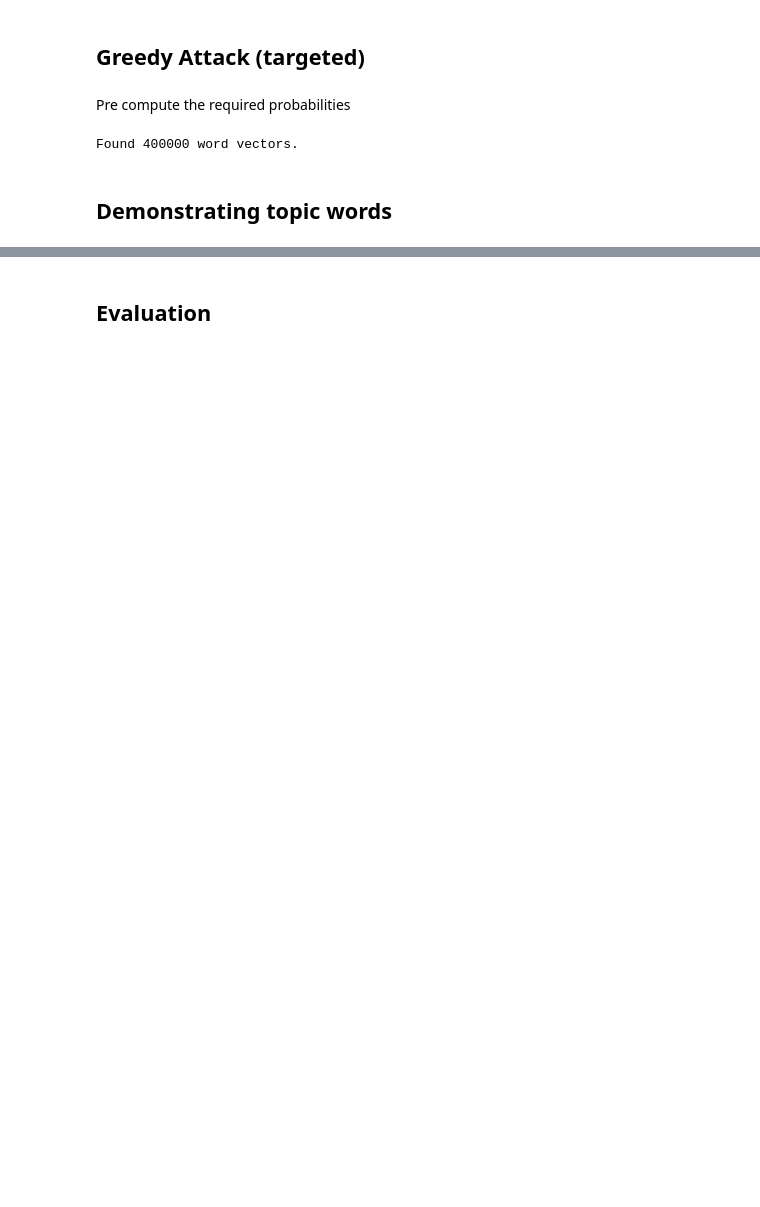
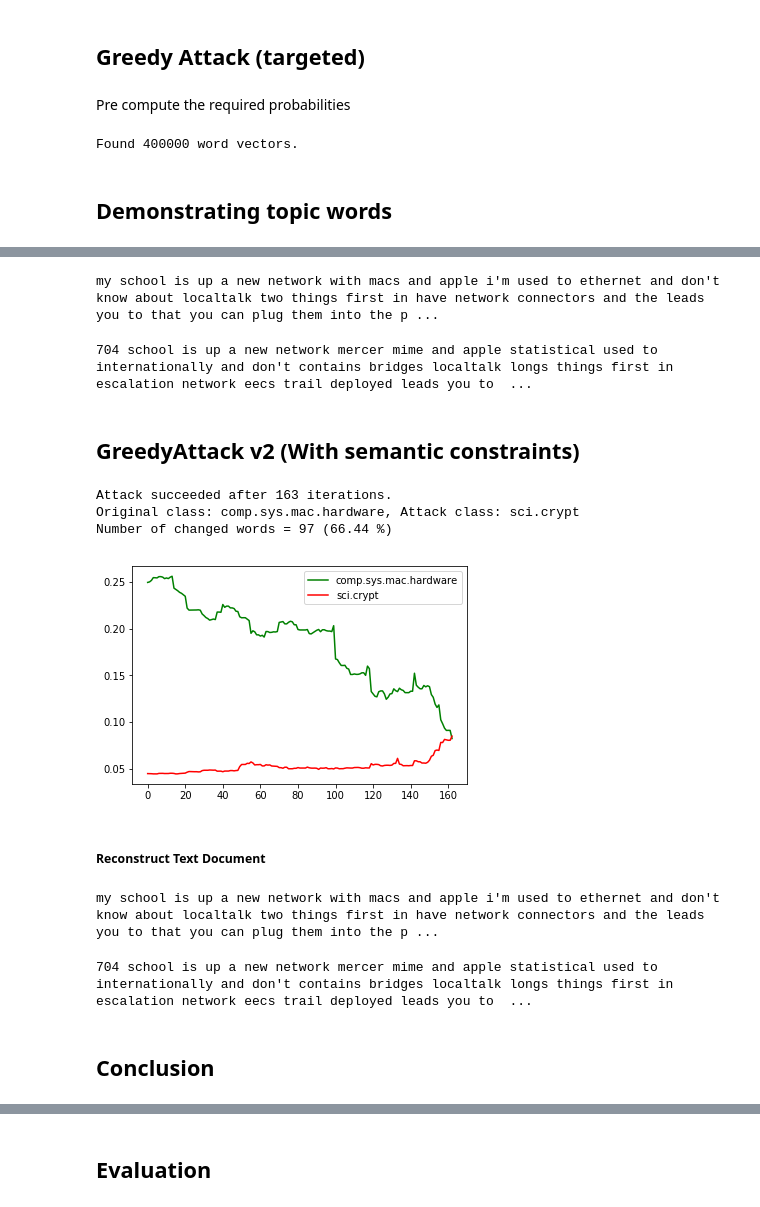
Before and after one commit to malzantot/cs269_fooling_nlp, a Jupyter notebook: FoolingNLP-TargetedGreedy.ipynb, the cells around one changed output, grey strips where cells are left out. Drawn from its saved outputs; the diff is of its cells as text; code cells hidden in the pictures; blank space fills up the shorter version.

Commit message:
update evaluation of targeted greedy

```diff
--- a/FoolingNLP-TargetedGreedy.ipynb
+++ b/FoolingNLP-TargetedGreedy.ipynb
@@ -47,11 +44,11 @@ Predicted "alt.atheism" with 0.195061 .
 # %% [markdown]
 Pre compute the required probabilities
 # %%
-COMPUTE_PROBS = True
+COMPUTE_PROBS = False
 if COMPUTE_PROBS:
     num_words = len(inverse_tokenizer)
     topics_words, topics_words_probs = greedy_utils.compute_topic_words(TEXT_DATA_DIR, tokenizer,
-                                                                  labels, num_words, num_cands=20000,ret_count=500)
+                                                                  labels, num_words, num_cands=80000,ret_count=1000)
     with open('topic_words.pickle', 'wb') as handle:
         pickle.dump(topics_words, handle, protocol=pickle.HIGHEST_PROTOCOL)
     with open('topc_words_probs.pickle', 'wb') as handle:
@@ -116,11 +123,7 @@ chorion* psyrobtw vaux* kendig* isscck iniquity* fait* hypocrite* samaritan* int
 # %%
-greedy_attack = attacks.GreedyAttack(model, topics_words, topics_words_probs, temp=1)
+greedy_attack1 = attacks.GreedyAttack(model, topics_words, topics_words_probs,
+                                     embeddings_index,inverse_tokenizer, temp=1)
+x_adv, o_hist, t_hist = greedy_attack1.attack(x_orig, random_target, limit=1.0, use_embedding=False)
-# %%
-other_labels = [x for x in range(len(labels)) if x != orig_prediction]
-random_target = np.random.choice(other_labels)
-print('Random target = %s' %labels[random_target])
-x_orig = file_features.copy()
-x_adv, o_hist, t_hist = greedy_attack.attack(x_orig, random_target, limit=1.0)
 # %%
 if x_adv is None:
     print('Attack failed. !')
@@ -146,6 +154,36 @@ orig_html, adv_html = data_utils.render_attack(orig_text, adv_text)
 # %%
 HTML("<b> Original Text </b>")
 HTML(orig_html)
+# %% [output]
+my school is up a new network with macs and apple i'm used to ethernet and don't know about localtalk two things first in have network connectors and the leads you to that you can plug them into the p ...
 # %%
 HTML("<b> Adversarial Text </b>")
 HTML(adv_html)
+# %% [output]
+704 school is up a new network mercer mime and apple statistical used to internationally and don't contains bridges localtalk longs things first in escalation network eecs trail deployed leads you to  ...
+# %% [markdown]
+## GreedyAttack v2 (With semantic constraints)
+# %%
+greedy_attack2 = attacks.GreedyAttack(model, topics_words, topics_words_probs,
+                                     embeddings_index,inverse_tokenizer, temp=1)
+x_adv, o_hist, t_hist = greedy_attack2.attack(x_orig, random_target, limit=1.0, use_embedding=True)
+# %%
+if x_adv is None:
+    print('Attack failed. !')
+else:
+    adv_prediction = np.argmax(model.predict(x_adv))
+    print('Attack succeeded after %d iterations.' %(len(t_hist)))
+    print('Original class: %s, Attack class: %s' %(labels[orig_prediction], labels[adv_prediction]))
+    print("Number of changed words = %d (%0.2f %%)"
+          %(np.count_nonzero(x_adv != x_orig),
+            100*(np.count_nonzero(x_adv != x_orig))/np.count_nonzero(x_orig)))
+    plt.plot(o_hist, 'g', label=labels[orig_prediction])
+    plt.plot(t_hist, 'r', label=labels[adv_prediction])
+    plt.legend()
+# %% [output]
+Attack succeeded after 163 iterations.
+Original class: comp.sys.mac.hardware, Attack class: sci.crypt
+Number of changed words = 97 (66.44 %)
+[figure, added]
+# %% [markdown]
+##### Reconstruct Text Document
@@ -151,0 +192,12 @@ HTML(adv_html)
+# %%
+HTML("<b> Original Text </b>")
+HTML(orig_html)
+# %% [output]
+my school is up a new network with macs and apple i'm used to ethernet and don't know about localtalk two things first in have network connectors and the leads you to that you can plug them into the p ...
+# %%
+HTML("<b> Adversarial Text </b>")
+HTML(adv_html)
+# %% [output]
+704 school is up a new network mercer mime and apple statistical used to internationally and don't contains bridges localtalk longs things first in escalation network eecs trail deployed leads you to  ...
+# %% [markdown]
+## Conclusion
```
Also changed, not shown: parts of 30 cells of this notebook.
